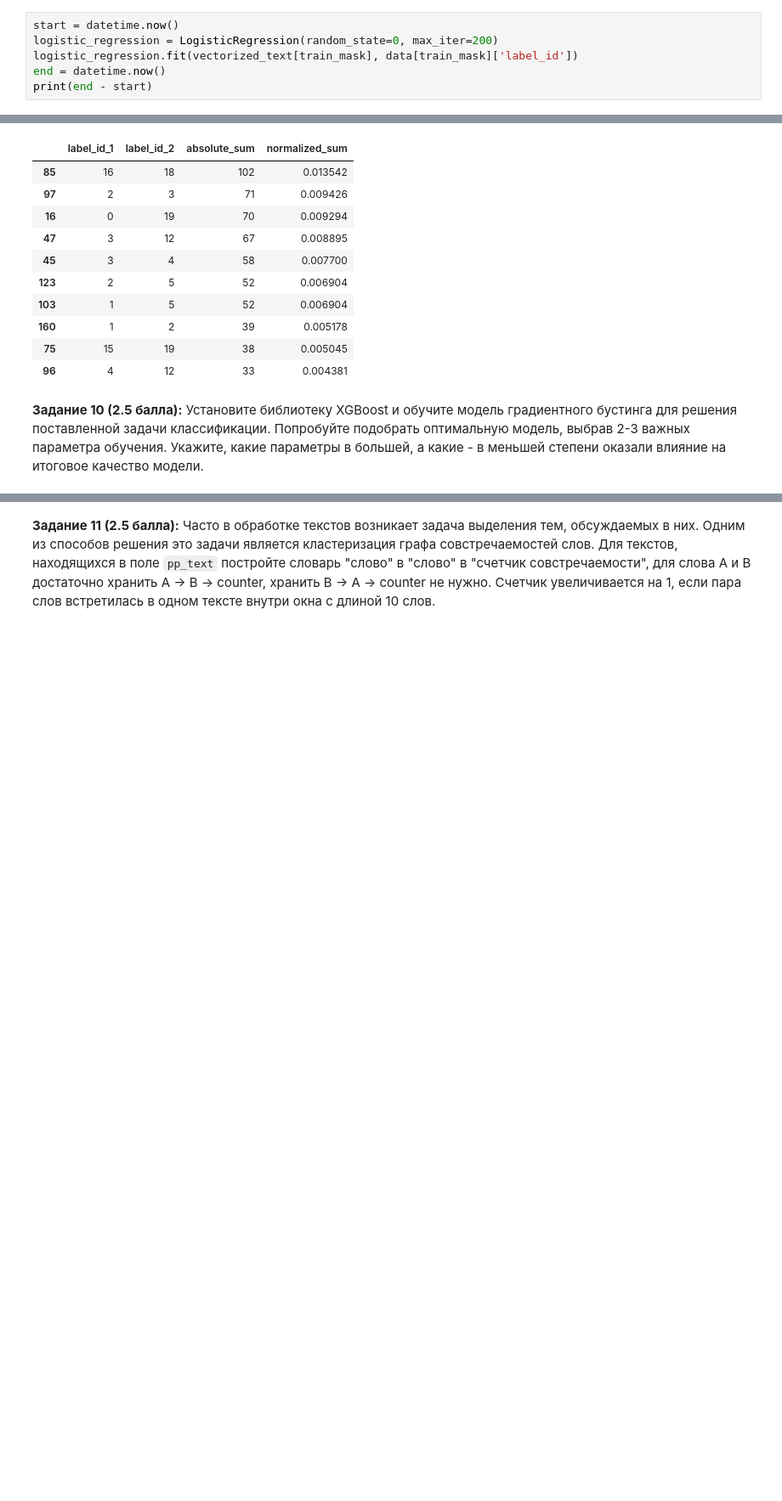
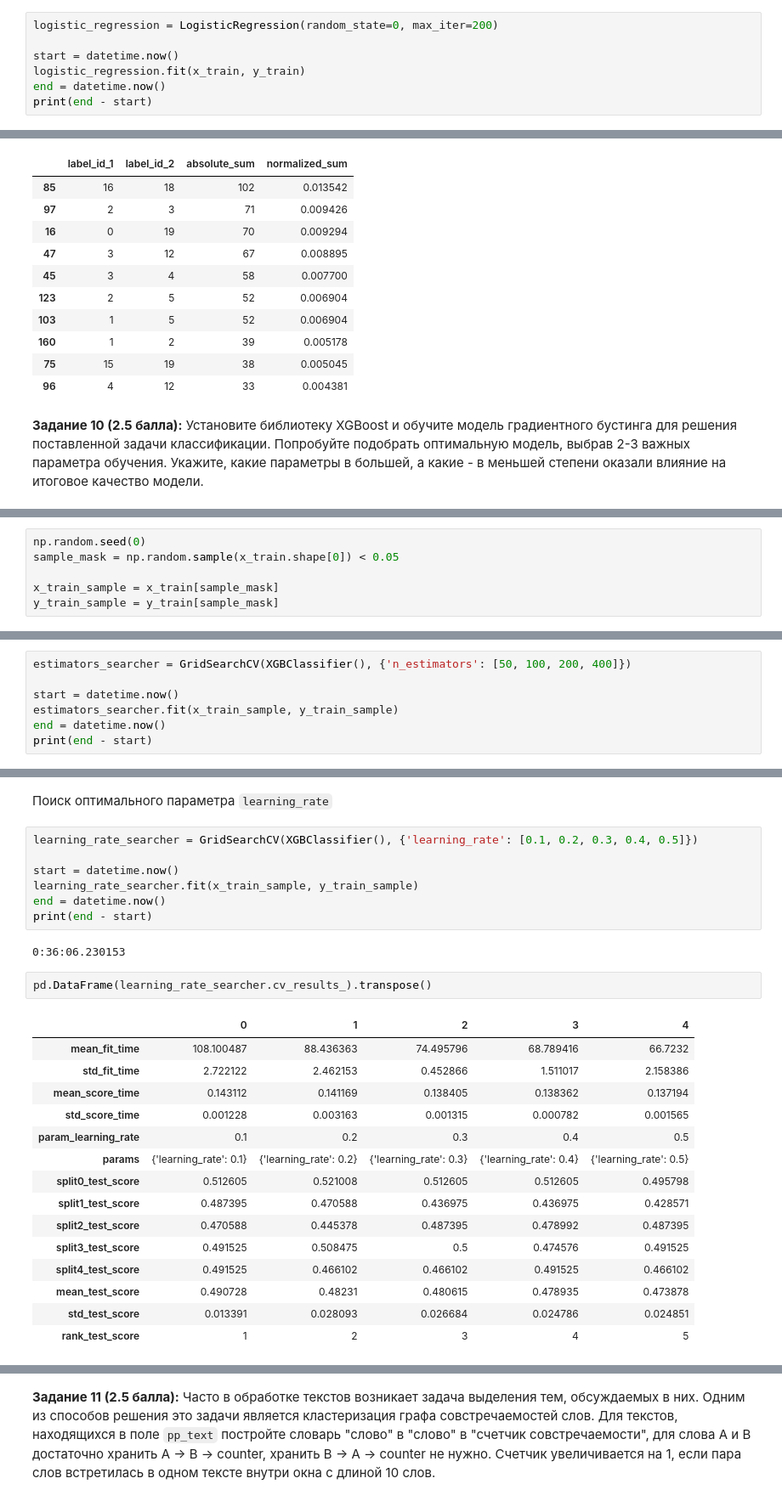
Before and after one commit to Laiser399/10s-Python-MLLabs, a Jupyter notebook: 03-data-ml.ipynb, the cells around one changed output, grey strips where cells are left out. Shown: that part at 85% size. Drawn from its saved outputs; the diff is of its cells as text; blank space fills up the shorter version.

```diff
--- a/03-data-ml.ipynb
+++ b/03-data-ml.ipynb
@@ -405,7 +418,8 @@ from datetime import datetime
 # %%
+logistic_regression = LogisticRegression(random_state=0, max_iter=200)
+
 start = datetime.now()
-logistic_regression = LogisticRegression(random_state=0, max_iter=200)
-logistic_regression.fit(vectorized_text[train_mask], data[train_mask]['label_id'])
+logistic_regression.fit(x_train, y_train)
 end = datetime.now()
 print(end - start)
 # %% [output]
@@ -505,0 +535,6 @@ def task_10():
+# %%
+np.random.seed(0)
+sample_mask = np.random.sample(x_train.shape[0]) < 0.05
+
+x_train_sample = x_train[sample_mask]
+y_train_sample = y_train[sample_mask]
@@ -505,0 +547,7 @@ def task_10():
+# %%
+estimators_searcher = GridSearchCV(XGBClassifier(), {'n_estimators': [50, 100, 200, 400]})
+
+start = datetime.now()
+estimators_searcher.fit(x_train_sample, y_train_sample)
+end = datetime.now()
+print(end - start)
@@ -505,0 +574,29 @@ def task_10():
+# %% [markdown]
+Поиск оптимального параметра `learning_rate`
+# %%
+learning_rate_searcher = GridSearchCV(XGBClassifier(), {'learning_rate': [0.1, 0.2, 0.3, 0.4, 0.5]})
+
+start = datetime.now()
+learning_rate_searcher.fit(x_train_sample, y_train_sample)
+end = datetime.now()
+print(end - start)
+# %% [output]
+0:36:06.230153
+# %%
+pd.DataFrame(learning_rate_searcher.cv_results_).transpose()
+# %% [output]
+|  | 0 | 1 | 2 | 3 | 4 |
+| mean_fit_time | 108.100487 | 88.436363 | 74.495796 | 68.789416 | 66.7232 |
+| std_fit_time | 2.722122 | 2.462153 | 0.452866 | 1.511017 | 2.158386 |
+| mean_score_time | 0.143112 | 0.141169 | 0.138405 | 0.138362 | 0.137194 |
+| std_score_time | 0.001228 | 0.003163 | 0.001315 | 0.000782 | 0.001565 |
+| param_learning_rate | 0.1 | 0.2 | 0.3 | 0.4 | 0.5 |
+| params | {'learning_rate': 0.1} | {'learning_rate': 0.2} | {'learning_rate': 0.3} | {'learning_rate': 0.4} | {'learning_rate': 0.5} |
+| split0_test_score | 0.512605 | 0.521008 | 0.512605 | 0.512605 | 0.495798 |
+| split1_test_score | 0.487395 | 0.470588 | 0.436975 | 0.436975 | 0.428571 |
+| split2_test_score | 0.470588 | 0.445378 | 0.487395 | 0.478992 | 0.487395 |
+| split3_test_score | 0.491525 | 0.508475 | 0.5 | 0.474576 | 0.491525 |
+| split4_test_score | 0.491525 | 0.466102 | 0.466102 | 0.491525 | 0.466102 |
+| mean_test_score | 0.490728 | 0.48231 | 0.480615 | 0.478935 | 0.473878 |
+| std_test_score | 0.013391 | 0.028093 | 0.026684 | 0.024786 | 0.024851 |
+| rank_test_score | 1 | 2 | 3 | 4 | 5 |
```
Also changed, not shown: parts of 82 cells of this notebook.
